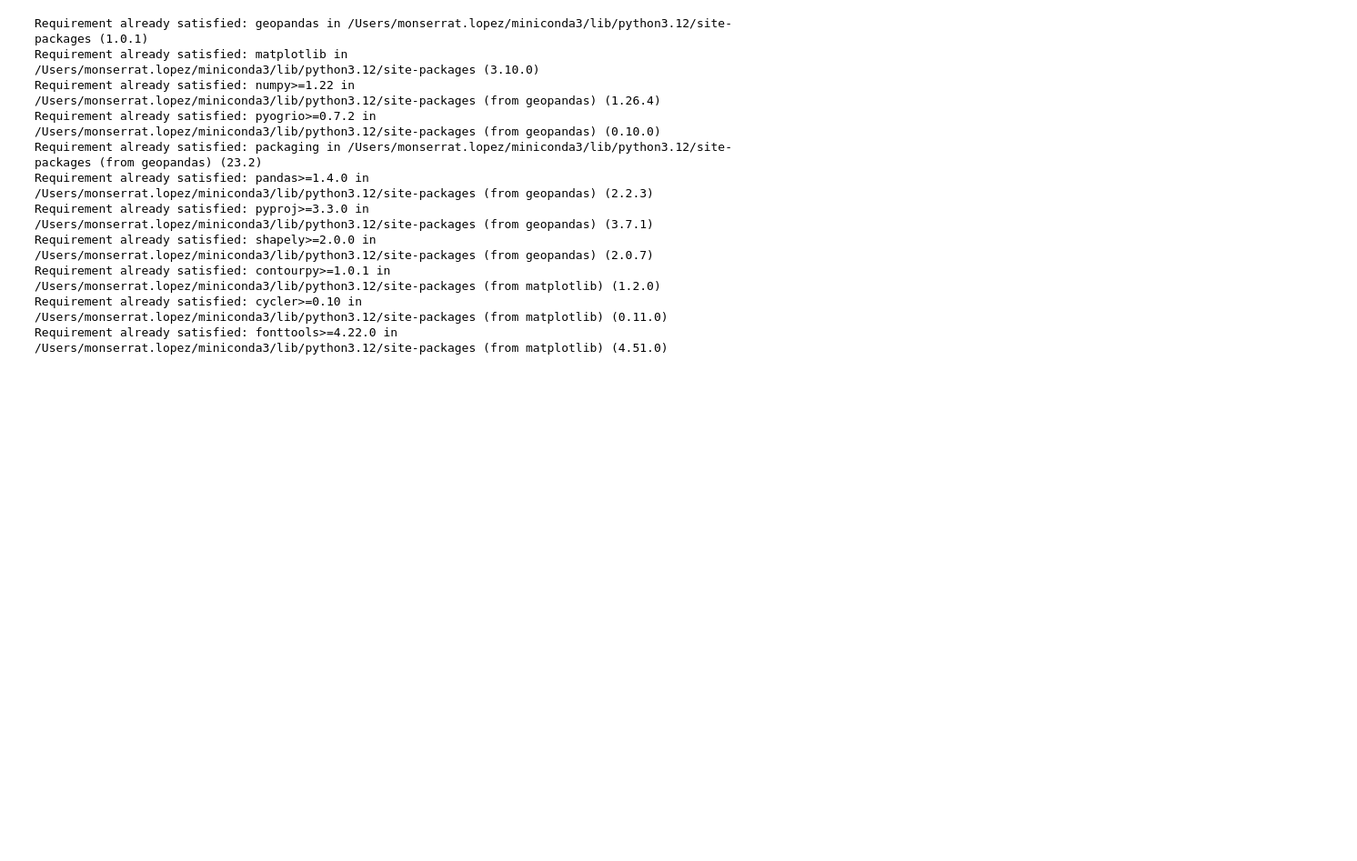
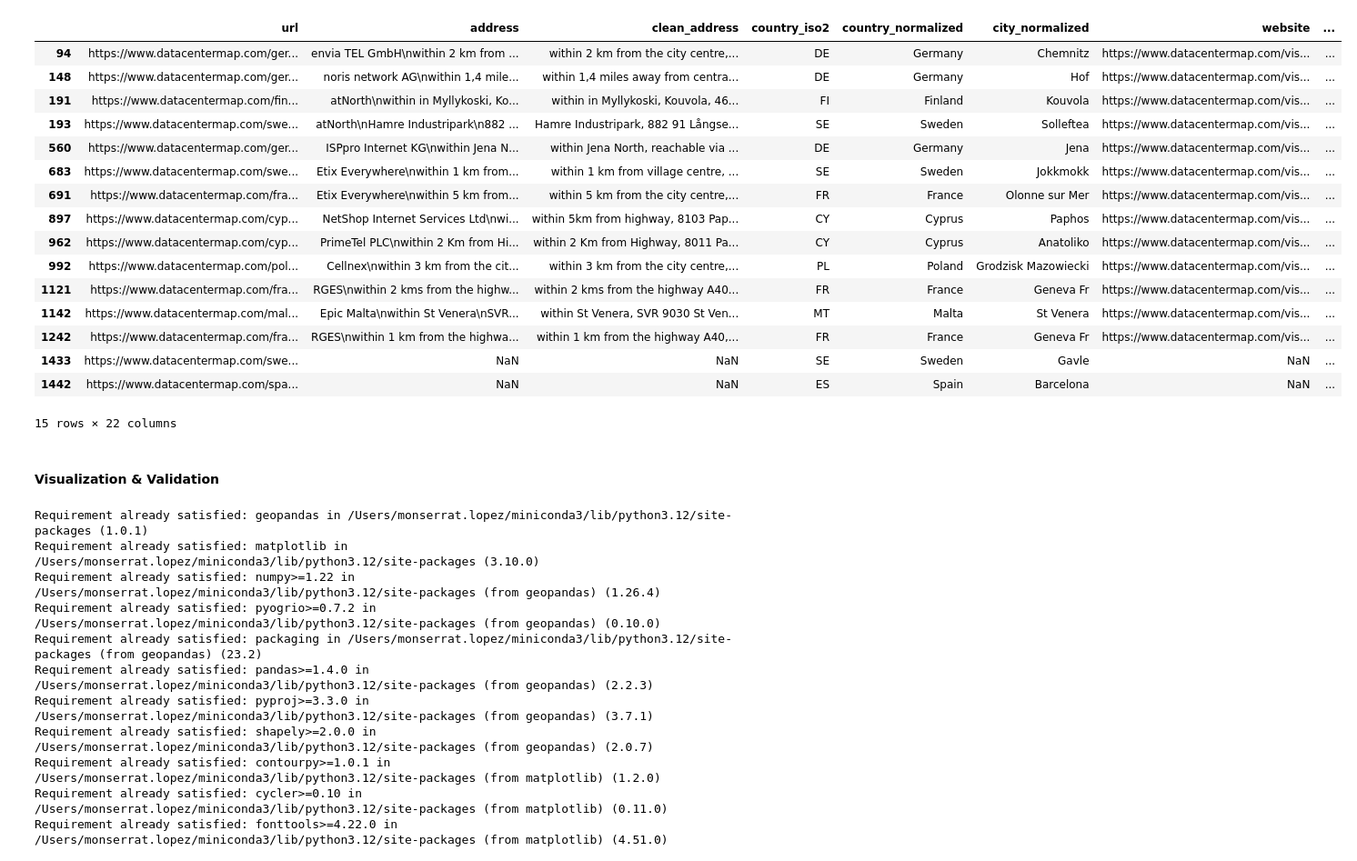
Before and after one commit to Monlo/thesis-dc-emissions, a Jupyter notebook: code/04_geocoding.ipynb, the cells around one changed output. Shown at 91% size. Drawn from its saved outputs; the diff is of its cells as text; code cells hidden in the pictures; blank space fills up the shorter version.

```diff
--- a/code/04_geocoding.ipynb
+++ b/code/04_geocoding.ipynb
@@ -12,3 +100,32 @@ from geopy.extra.rate_limiter import RateLimiter
+# %%
+# Load final geocoded dataset
+df_dcm = pd.read_csv("../output/06fixed_geocoded_datacenters.csv")
+# %%
+still_unsolved = df_dcm[
+    (df_dcm["latitude"].isna()) |
+    (df_dcm["longitude"].isna()) |
+    (df_dcm["location_certainty"] == "low")
+]
+# %% [output]
+|  | url | address | clean_address | country_iso2 | country_normalized | city_normalized | website | ... |
+| 94 | https://www.datacentermap.com/ger... | envia TEL GmbH\nwithin 2 km from ... | within 2 km from the city centre,... | DE | Germany | Chemnitz | https://www.datacentermap.com/vis... | ... |
+| 148 | https://www.datacentermap.com/ger... | noris network AG\nwithin 1,4 mile... | within 1,4 miles away from centra... | DE | Germany | Hof | https://www.datacentermap.com/vis... | ... |
+| 191 | https://www.datacentermap.com/fin... | atNorth\nwithin in Myllykoski, Ko... | within in Myllykoski, Kouvola, 46... | FI | Finland | Kouvola | https://www.datacentermap.com/vis... | ... |
+| 193 | https://www.datacentermap.com/swe... | atNorth\nHamre Industripark\n882 ... | Hamre Industripark, 882 91 Långse... | SE | Sweden | Solleftea | https://www.datacentermap.com/vis... | ... |
+| 560 | https://www.datacentermap.com/ger... | ISPpro Internet KG\nwithin Jena N... | within Jena North, reachable via ... | DE | Germany | Jena | https://www.datacentermap.com/vis... | ... |
+| 683 | https://www.datacentermap.com/swe... | Etix Everywhere\nwithin 1 km from... | within 1 km from village centre, ... | SE | Sweden | Jokkmokk | https://www.datacentermap.com/vis... | ... |
+| 691 | https://www.datacentermap.com/fra... | Etix Everywhere\nwithin 5 km from... | within 5 km from the city centre,... | FR | France | Olonne sur Mer | https://www.datacentermap.com/vis... | ... |
+| 897 | https://www.datacentermap.com/cyp... | NetShop Internet Services Ltd\nwi... | within 5km from highway, 8103 Pap... | CY | Cyprus | Paphos | https://www.datacentermap.com/vis... | ... |
+| 962 | https://www.datacentermap.com/cyp... | PrimeTel PLC\nwithin 2 Km from Hi... | within 2 Km from Highway, 8011 Pa... | CY | Cyprus | Anatoliko | https://www.datacentermap.com/vis... | ... |
+| 992 | https://www.datacentermap.com/pol... | Cellnex\nwithin 3 km from the cit... | within 3 km from the city centre,... | PL | Poland | Grodzisk Mazowiecki | https://www.datacentermap.com/vis... | ... |
+| 1121 | https://www.datacentermap.com/fra... | RGES\nwithin 2 kms from the highw... | within 2 kms from the highway A40... | FR | France | Geneva Fr | https://www.datacentermap.com/vis... | ... |
+| 1142 | https://www.datacentermap.com/mal... | Epic Malta\nwithin St Venera\nSVR... | within St Venera, SVR 9030 St Ven... | MT | Malta | St Venera | https://www.datacentermap.com/vis... | ... |
+| 1242 | https://www.datacentermap.com/fra... | RGES\nwithin 1 km from the highwa... | within 1 km from the highway A40,... | FR | France | Geneva Fr | https://www.datacentermap.com/vis... | ... |
+| 1433 | https://www.datacentermap.com/swe... | NaN | NaN | SE | Sweden | Gavle | NaN | ... |
+| 1442 | https://www.datacentermap.com/spa... | NaN | NaN | ES | Spain | Barcelona | NaN | ... |
+15 rows × 22 columns
+# %% [markdown]
+#### Visualization & Validation
 # %%
 # !pip install geopandas matplotlib
 # %% [output]
```
Also changed, not shown: parts of 1 cell of this notebook.
